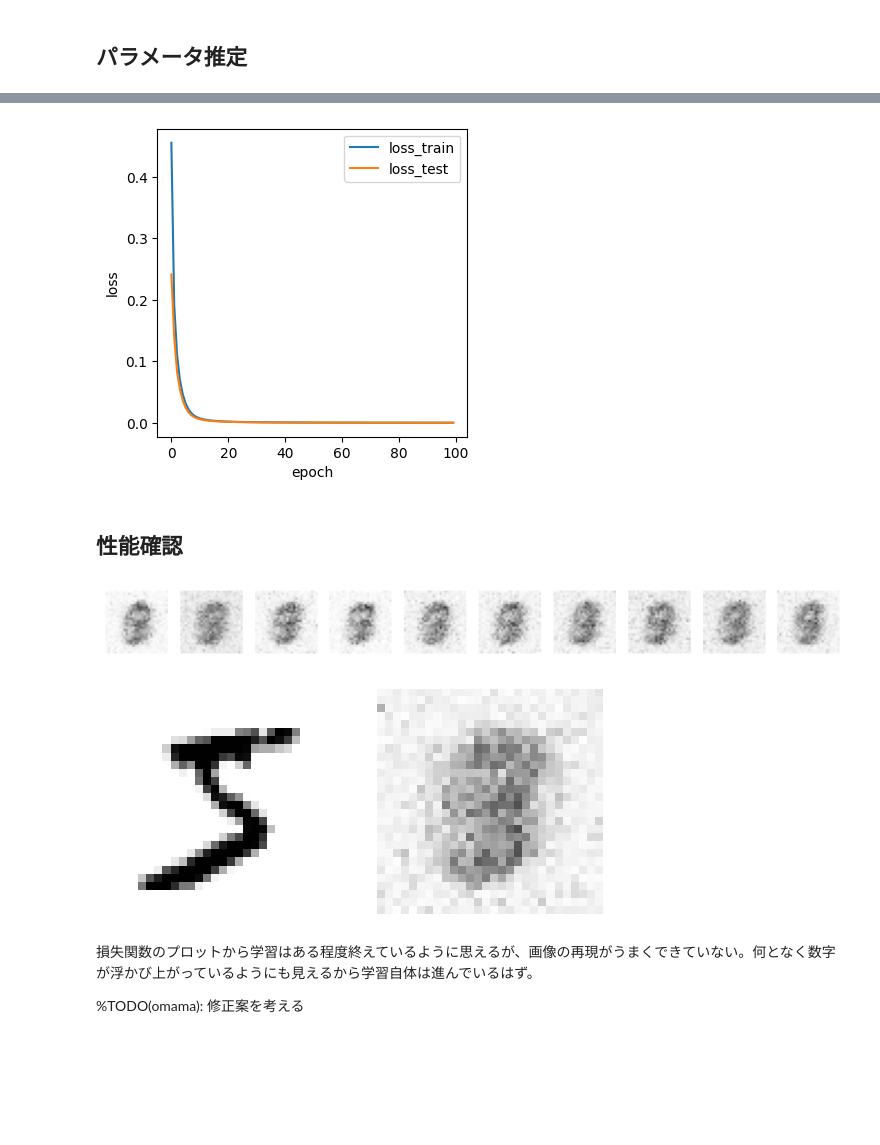
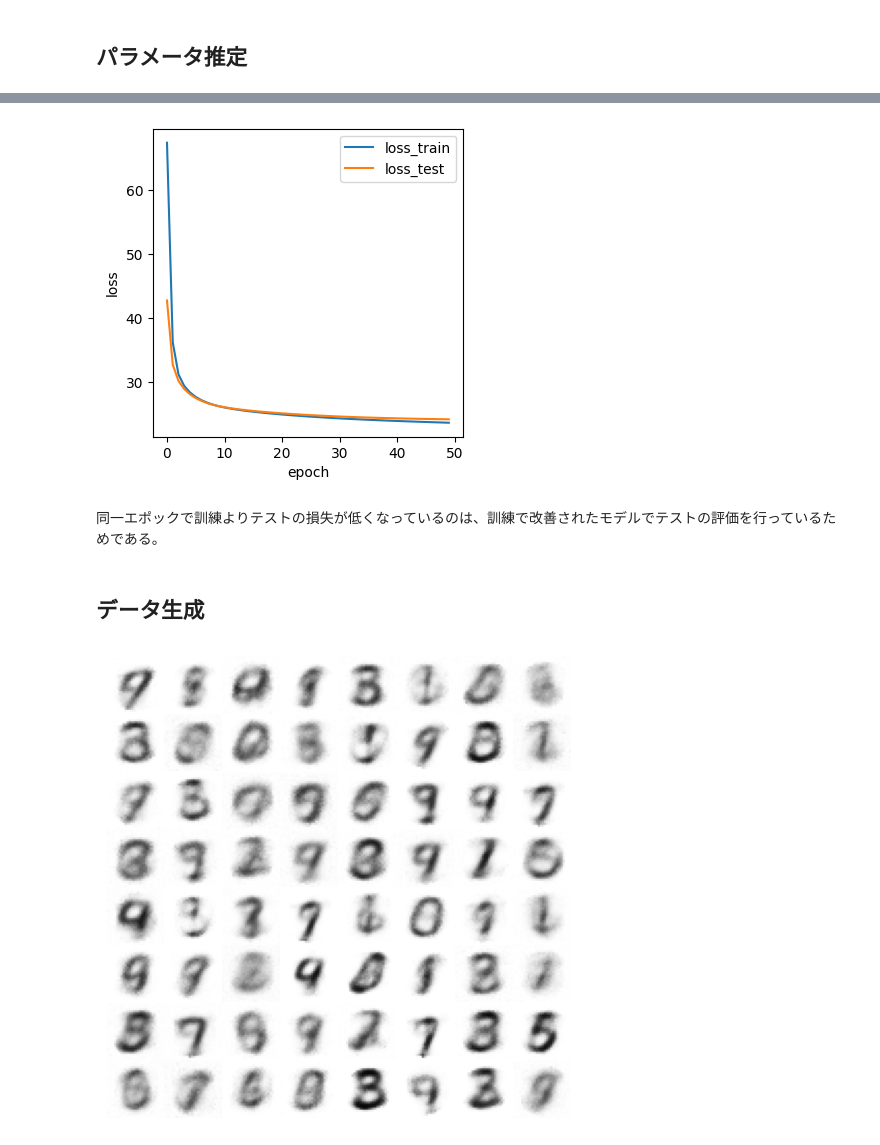
Before and after one commit to Omaam/deep-learning-from-scratch-5-with-jaxflax, a Jupyter notebook: notebooks/vae.ipynb, the cells around one changed output, grey strips where cells are left out. Saved outputs shown, nothing was run; the diff lists cells and outputs as text; code cells hidden in the pictures; blank space fills up the shorter version.

```diff
--- a/notebooks/vae.ipynb
+++ b/notebooks/vae.ipynb
@@ -128,8 +128,9 @@ def create_batches(data, batch_size):
 def loss_fn(params, state, inputs, labels):
     predictions, mu, sigma = state.apply_fn({'params': params}, inputs)
     batch_size = len(inputs)
-    loss_1 = optax.l2_loss(predictions, inputs).mean()
-    loss_2 = -0.5 * jnp.sum(1 + jnp.log(sigma**2) - mu**2 - sigma**2)
+    # 平均ではなく和を用いる。そうしないと、loss_2 とのスケールが合わなくなる。
+    loss_1 = optax.l2_loss(predictions, inputs).sum()
+    loss_2 = -jnp.sum(1 + jnp.log(sigma**2) - mu**2 - sigma**2)
     return (loss_1 + loss_2) / batch_size
 
 
@@ -196,8 +197,8 @@ def fit(state, train_inputs, train_labels, test_inputs, test_labels,
 # %%
 %%time
 state, history = fit(state,
-                     train_images, train_images,  # 入力と出力は同一
-                     test_images, test_images,    # 入力と出力は同一
-                     epochs=100,
-                     batch_size=8192)
+                     train_images, train_images,  # VAEゆえに入力と出力は同一
+                     test_images, test_images,    # VAEゆえに入力と出力は同一
+                     epochs=50,
+                     batch_size=1024)
 # %% [output]
@@ -227,33 +228,23 @@ ax.set_ylabel('loss')
 ax.legend()
 plt.show()
 # %% [output]
-[figure, old version]
+[figure, new version]
+# %% [markdown]
+同一エポックで訓練よりテストの損失が低くなっているのは、訓練で改善されたモデルでテストの評価を行っているためである。
 # %% [markdown]
-## 性能確認
+## データ生成
 # %%
-batch_size = 10
-z = np.random.randn(batch_size, 20)
+batch_size = 64
+key, key1 = random.split(key, 2)
+z = random.normal(key1, (batch_size, 20))
 x = Decoder(200, 784).apply({'params': state.params['Decoder_0']}, z)
 x = x.reshape(batch_size, 28, 28)
 
-fig, ax = plt.subplots(1, batch_size, figsize=(10, 10))
+fig, ax = plt.subplots(8, 8, figsize=(6, 6))
+fig.subplots_adjust(hspace=0, wspace=0)
 for i in range(batch_size):
-    ax[i].imshow(x[i, :, :], vmin=0, vmax=1, cmap=plt.cm.gray_r)
-    ax[i].axis('off')
+    ax.flatten()[i].imshow(x[i, :, :], vmin=0, vmax=1, cmap=plt.cm.gray_r)
+    ax.flatten()[i].axis('off')
 plt.show()
 # %% [output]
-[figure, old version]
+[figure, new version]
-# %%
-x_hat, _, _ = state.apply_fn({'params': state.params}, train_images[0])
-fig, ax = plt.subplots(1, 2)
-ax[0].imshow(train_images[0].reshape(28, 28), vmin=0, vmax=1, cmap=plt.cm.gray_r)
-ax[1].imshow(x_hat.reshape(28, 28), vmin=0, vmax=1, cmap=plt.cm.gray_r)
-for a in ax:
-    a.axis('off')
-plt.show()
-# %% [output]
-[figure, removed]
-# %% [markdown]
-損失関数のプロットから学習はある程度終えているように思えるが、画像の再現がうまくできていない。何となく数字が浮かび上がっているようにも見えるから学習自体は進んでいるはず。
-
-%TODO(omama): 修正案を考える
```
Also changed, not shown: parts of 1 cell of this notebook.
